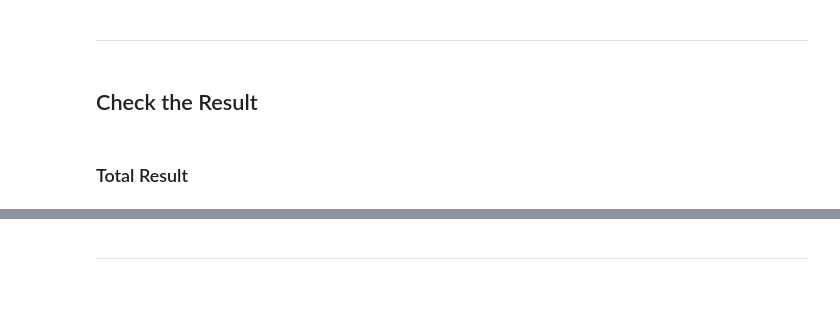
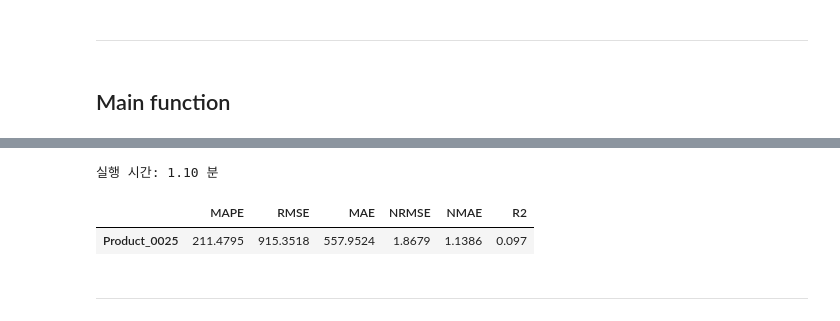
Before and after one commit to Hasaero/Demand_Forecasting_EEMD, a Jupyter notebook: Prophet_Single.ipynb, the cells around one changed output, grey strips where cells are left out. Saved outputs shown, nothing was run; the diff lists cells and outputs as text; code cells hidden in the pictures; blank space fills up the shorter version.

Commit message:
add comments and NMAE

```diff
--- a/Prophet_Single.ipynb
+++ b/Prophet_Single.ipynb
@@ -269,16 +273,23 @@ def mase(training_series, testing_series, prediction_series):
     errors = np.abs(testing_series - prediction_series)
     return errors.mean() / d
 
-# Model Metric
 def mape(actual, pred):
     actual, pred = np.array(actual), np.array(pred)
     return np.mean(np.abs((actual - pred) / (actual+1)))
 
+# 정규화 된 지표
 def nrmse(y_true, y_pred):
     mse = mean_squared_error(y_true, y_pred, squared=False)
     target_mean = np.mean(y_true)
     nrmse = mse / target_mean
     return nrmse
+
+# 정규화 된 지표
+def nmae(y_true, y_pred):
+    mae = mean_absolute_error(y_true, y_pred)
+    target_mean = np.mean(y_true)
+    nmae = mae / target_mean
+    return nmae
 # %%
 def calculate_metrics(product_code, res_df, normalize):
     # 정규화 옵션이 True인 경우 정규화된 데이터 사용, 그렇지 않으면 원래 데이터 사용
@@ -295,6 +306,7 @@ def calculate_metrics(product_code, res_df, normalize):
     RMSE = mean_squared_error(actual, pred)**0.5
     MAE = mean_absolute_error(actual,pred)
     NRMSE = nrmse(actual,pred)
+    NMAE = nmae(actual,pred)
     R2 = r2_score(actual, pred)
     # RMSLE = mean_squared_log_error(actual, pred)**0.5
 
@@ -303,6 +315,7 @@ def calculate_metrics(product_code, res_df, normalize):
                            'RMSE':[round(RMSE, 4)],
                            'MAE':[round(MAE, 4)],
                            'NRMSE':[round(NRMSE, 4)],
+                           'NMAE':[round(NMAE, 4)],
                            'R2':[round(R2, 4)]},
                             index= [product_code])
 
@@ -310,9 +323,7 @@ def calculate_metrics(product_code, res_df, normalize):
 # %% [markdown]
 ---
 # %% [markdown]
-## Check the Result
+## Main function
-# %% [markdown]
-### Total Result
 # %%
 def execute_single_Prophet(product_code, optimize_trials=30): # 최적화 횟수
     start_time = time.time()
@@ -336,3 +347,6 @@ def execute_single_Prophet(product_code, optimize_trials=30): # 최적화 횟수
     elapsed_time_minutes = elapsed_time_seconds / 60
     print("실행 시간: {:.2f} 분".format(elapsed_time_minutes))
     return metric_df
+# %%
+execute_single_Prophet('Product_0025', optimize_trials=5)
+# %% [output]
@@ -339,3 +375,6 @@ def execute_single_Prophet(product_code, optimize_trials=30): # 최적화 횟수
+실행 시간: 1.10 분
+|  | MAPE | RMSE | MAE | NRMSE | NMAE | R2 |
+| Product_0025 | 211.4795 | 915.3518 | 557.9524 | 1.8679 | 1.1386 | 0.097 |
 # %% [markdown]
 ---
 # %% [markdown]
```
Also changed, not shown: parts of 6 cells of this notebook, 4 other files.
